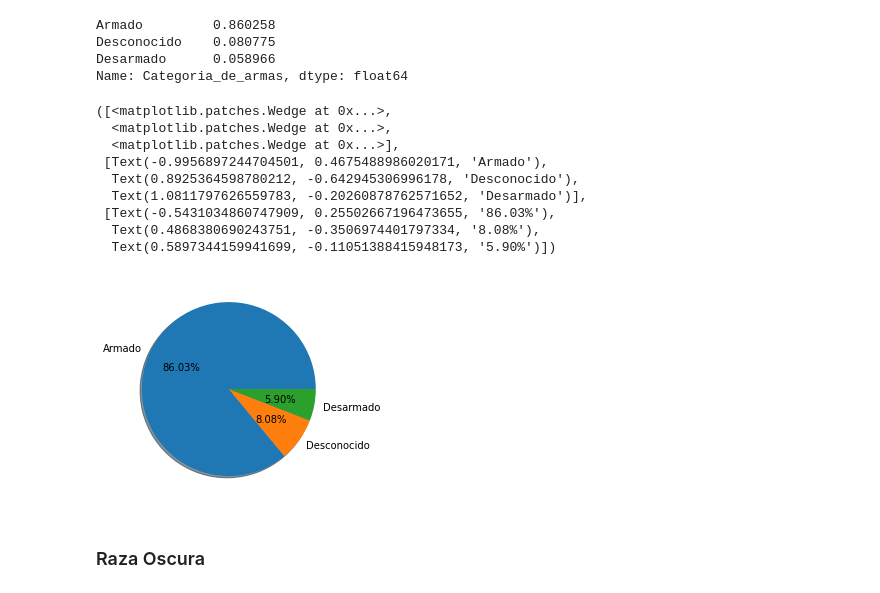
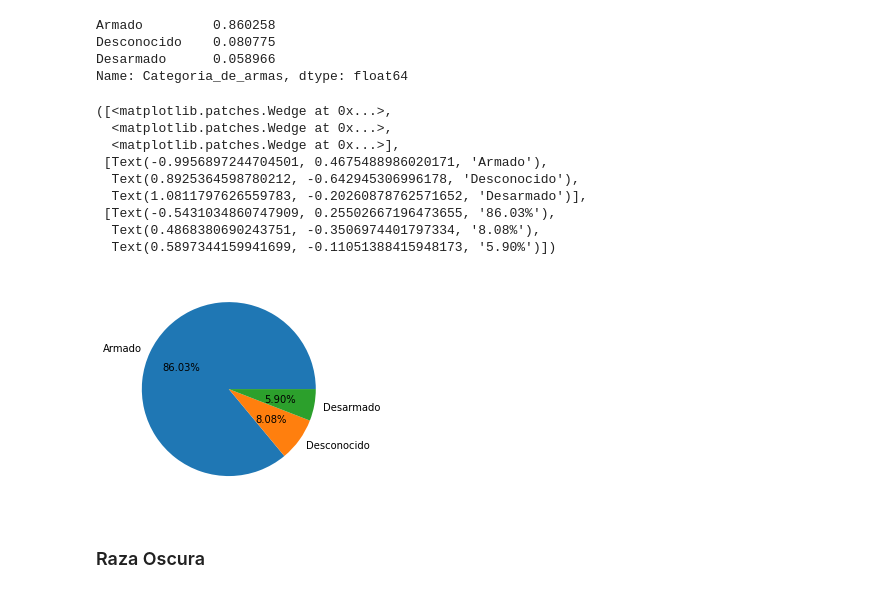
Before and after one commit to EmmanuelGalvan/MineriaDatos, a Jupyter notebook: Archivos/PIA/Visualizacion_Equipo9.ipynb, the cells around one changed output. Drawn from its saved outputs; the diff is of its cells as text; code cells hidden in the pictures.

```diff
--- a/Archivos/PIA/Visualizacion_Equipo9.ipynb
+++ b/Archivos/PIA/Visualizacion_Equipo9.ipynb
@@ -91,18 +91,18 @@ Name: Categoria_de_armas, dtype: float64
 # %%
 nombres = ["Armado", "Desconocido", "Desarmado"]
 # %%
-plt.pie(G_PieRB, labels = nombres, autopct='%1.2f%%', shadow=True)
+plt.pie(G_PieRB, labels = nombres, autopct='%1.2f%%')
 # %% [output]
 ([<matplotlib.patches.Wedge at 0x...>,
   <matplotlib.patches.Wedge at 0x...>,
   <matplotlib.patches.Wedge at 0x...>],
  [Text(-0.9956897244704501, 0.4675488986020171, 'Armado'),
   Text(0.8925364598780212, -0.642945306996178, 'Desconocido'),
   Text(1.0811797626559783, -0.20260878762571652, 'Desarmado')],
  [Text(-0.5431034860747909, 0.25502667196473655, '86.03%'),
   Text(0.4868380690243751, -0.3506974401797334, '8.08%'),
   Text(0.5897344159941699, -0.11051388415948173, '5.90%')])
-[figure, old version]
+[figure, new version]
 # %% [markdown]
 ### Raza Oscura
 # %%
```
Also changed, not shown: parts of 15 cells of this notebook.
